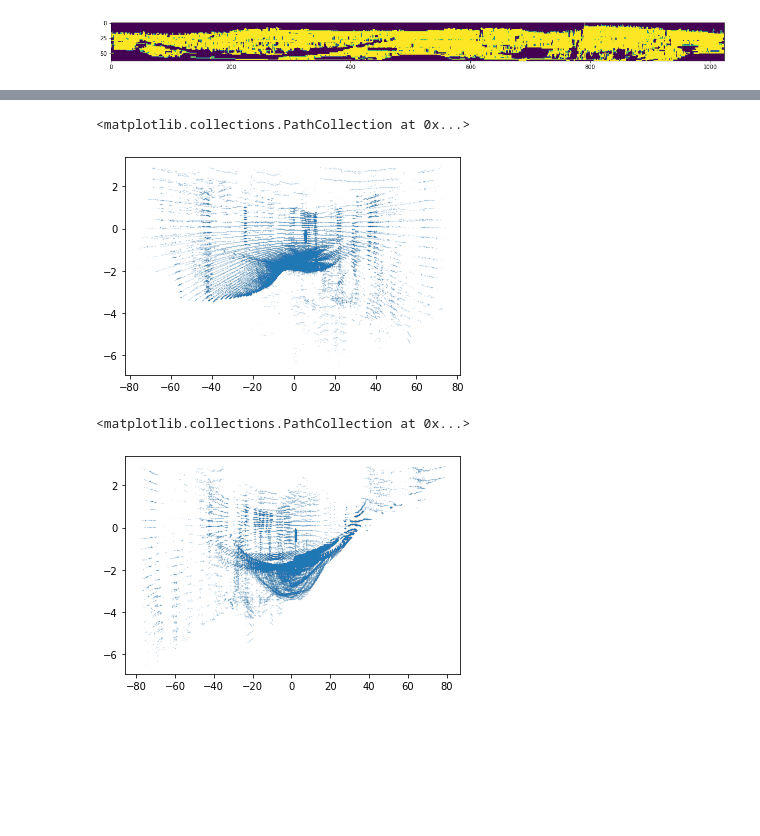
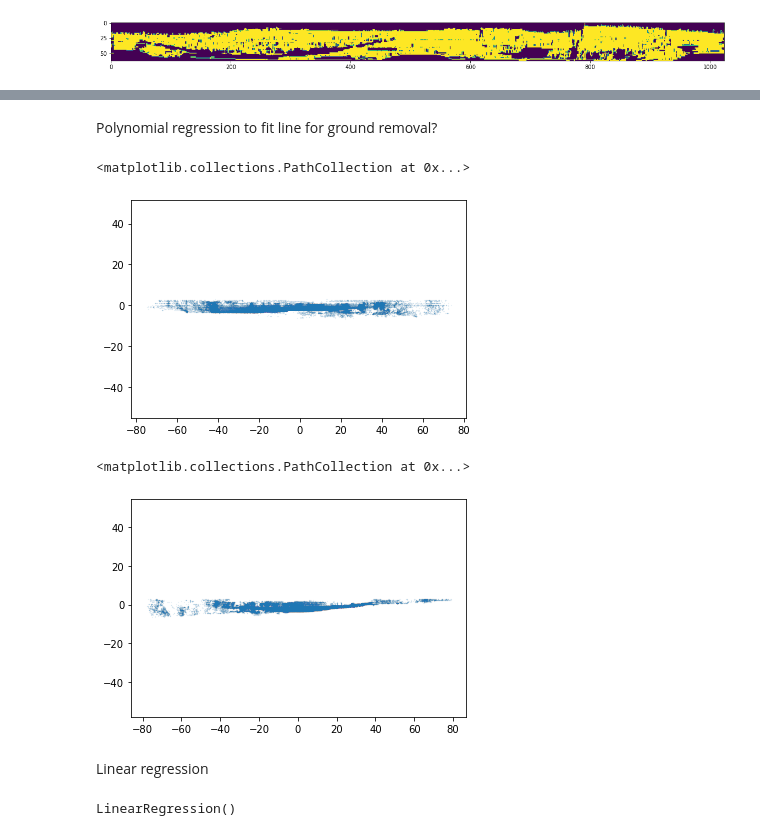
Before and after one commit to vacany/lidar_dynamics, a Jupyter notebook: vojta/ground_removal.ipynb, the cells around one changed output, grey strips where cells are left out. Saved outputs shown, nothing was run; the diff lists cells and outputs as text; code cells hidden in the pictures; blank space fills up the shorter version.

Commit message:
evaluation of ground removal, submitted version

```diff
--- a/vojta/ground_removal.ipynb
+++ b/vojta/ground_removal.ipynb
@@ -167,3 +362,5 @@ mlab.show()
+# %% [markdown]
+Polynomial regression to fit line for ground removal?
 # %%
 PATH = "../../semantic_kitti_data/sequences/01/"
 file_name = "0" * int(6 - (len(str(0)))) + str(0)
@@ -172,12 +369,24 @@ scan = scan.reshape((-1, 4))
 intensities = scan[:,3]
 pts = scan[:,0:3]
 # %%
+plt.axis('equal')
 plt.scatter(pts[:,1],pts[:,2], s=0.001)
 # %% [output]
 <matplotlib.collections.PathCollection at 0x...>
-[figure, old version]
+[figure, new version]
 # %%
+plt.axis('equal')
 plt.scatter(pts[:,0],pts[:,2], s=0.001)
 # %% [output]
 <matplotlib.collections.PathCollection at 0x...>
-[figure, old version]
+[figure, new version]
+# %% [markdown]
+Linear regression
+# %%
+X = pts[:,0].reshape(-1,1)
+Y = pts[:,1].reshape(-1,1)
+Z = pts[:,2].reshape(-1,1)
+
+from sklearn.linear_model import LinearRegression
+# %% [output]
+LinearRegression()
```
Also changed, not shown: parts of 33 cells of this notebook, 7 other files.
